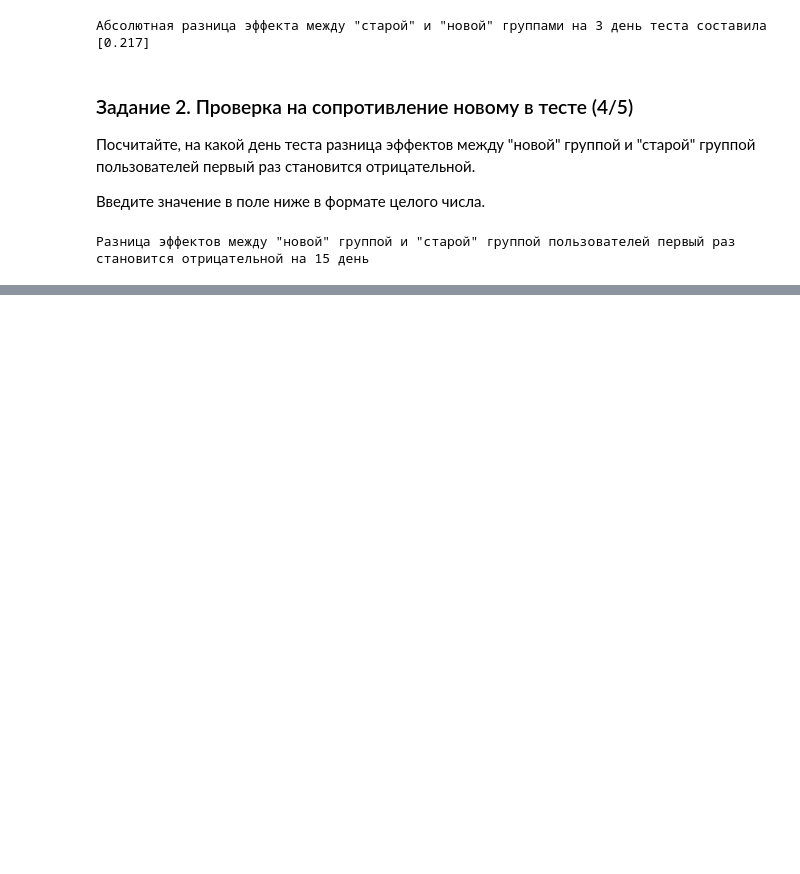
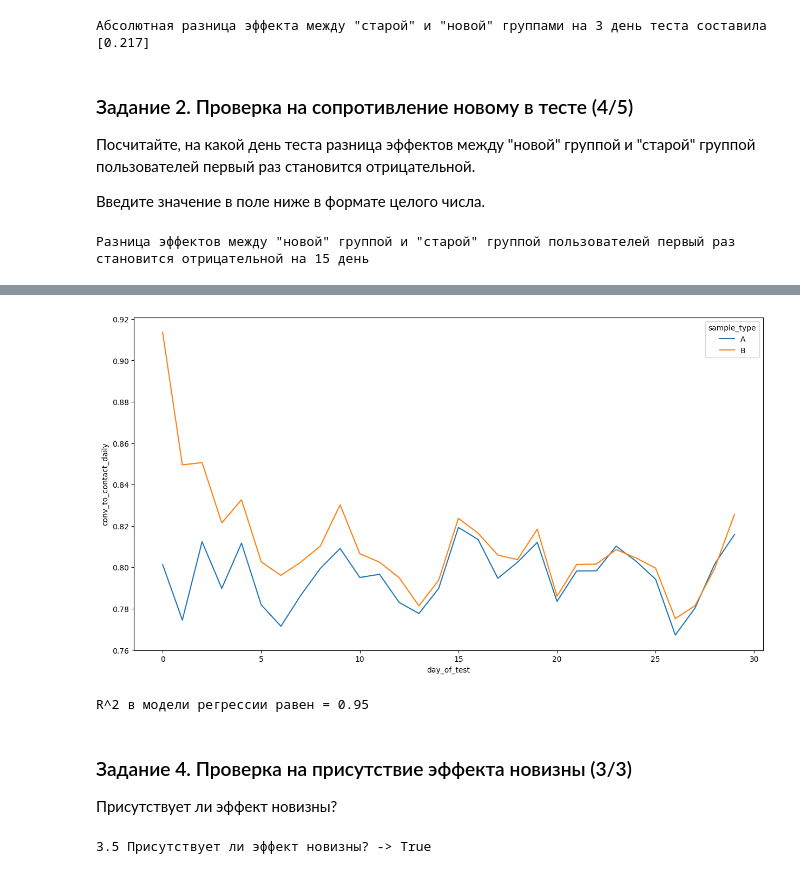
Before and after one commit to akotomin/AB_tests, a Jupyter notebook: notebooks/Hard_DA_course/External_validaty.ipynb, the cells around one changed output, grey strips where cells are left out. Cells and saved outputs as stored; diff of their text form; code cells hidden in the pictures; blank space fills up the shorter version.

```diff
--- a/notebooks/Hard_DA_course/External_validaty.ipynb
+++ b/notebooks/Hard_DA_course/External_validaty.ipynb
@@ -295,0 +322,2 @@ print(
+# %%
+new_df = pd.read_csv("novelty_effect_homework_2.csv")
@@ -295,0 +392,63 @@ print(
+# %%
+ab_agg_2 = (
+    new_df.groupby(["day_of_test", "sample_type"])
+    .agg({"conv_to_contact_daily": "mean"})
+    .reset_index()
+)
+
+conv_daily_df = ab_agg_2.pivot(
+    index="day_of_test", columns="sample_type", values="conv_to_contact_daily"
+).reset_index()
+
+conv_daily_df["rel_delta"] = round(
+    (conv_daily_df["B"] / conv_daily_df["A"] - 1), 3
+)
+
+conv_daily_df["delta"] = round((conv_daily_df["B"] - conv_daily_df["A"]), 3)
+# %%
+plt.figure(figsize=(15, 8))
+sns.lineplot(
+    data=ab_agg_2,
+    x="day_of_test",
+    y="conv_to_contact_daily",
+    hue="sample_type",
+)
+plt.show()
+# %% [output]
+[figure, added]
+# %%
+# параметры экспериментального уравнения
+alpha = 0.35
+gamma = 2
+
+# дополнительные фичи для уравнения регрессии
+conv_daily_df["d_1"] = 1 / ((conv_daily_df["day_of_test"] + 1) ** alpha)
+conv_daily_df["d_2"] = 1 / ((conv_daily_df["day_of_test"] + 1) ** gamma)
+
+# фичи и таргет
+x = conv_daily_df[["d_1", "d_2"]].values
+Y = conv_daily_df["rel_delta"].values
+
+# обучаем модель регрессии
+lin_reg = LinearRegression(fit_intercept=True)
+lin_reg.fit(x, Y)
+
+# прогноз модели
+conv_daily_df["Y_forecast"] = lin_reg.predict(x)
+Y1 = conv_daily_df["Y_forecast"]
+
+# получение R2
+r2 = r2_score(Y, Y1)
+
+# Укажите значение R^2 в полученном уравнении регрессии
+print("R^2 в модели регрессии равен =", round(r2, 2))
+# %% [output]
+R^2 в модели регрессии равен = 0.95
+# %% [markdown]
+### Задание 4. Проверка на присутствие эффекта новизны (3/3)
+
+Присутствует ли эффект новизны?
+# %%
+print("3.5 Присутствует ли эффект новизны? ->", r2 > 0.8)
+# %% [output]
+3.5 Присутствует ли эффект новизны? -> True
```
Also changed, not shown: parts of 12 cells of this notebook.
